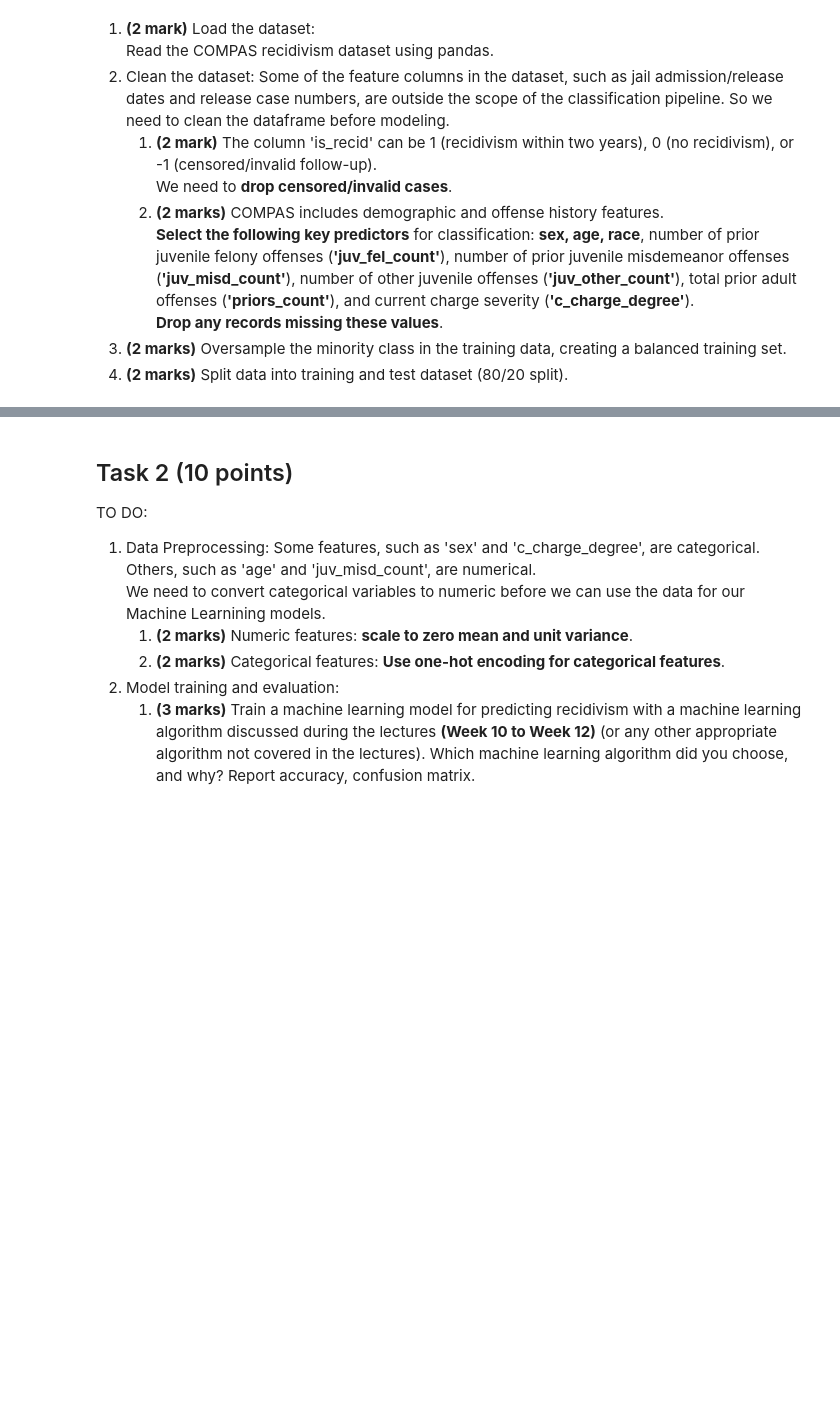
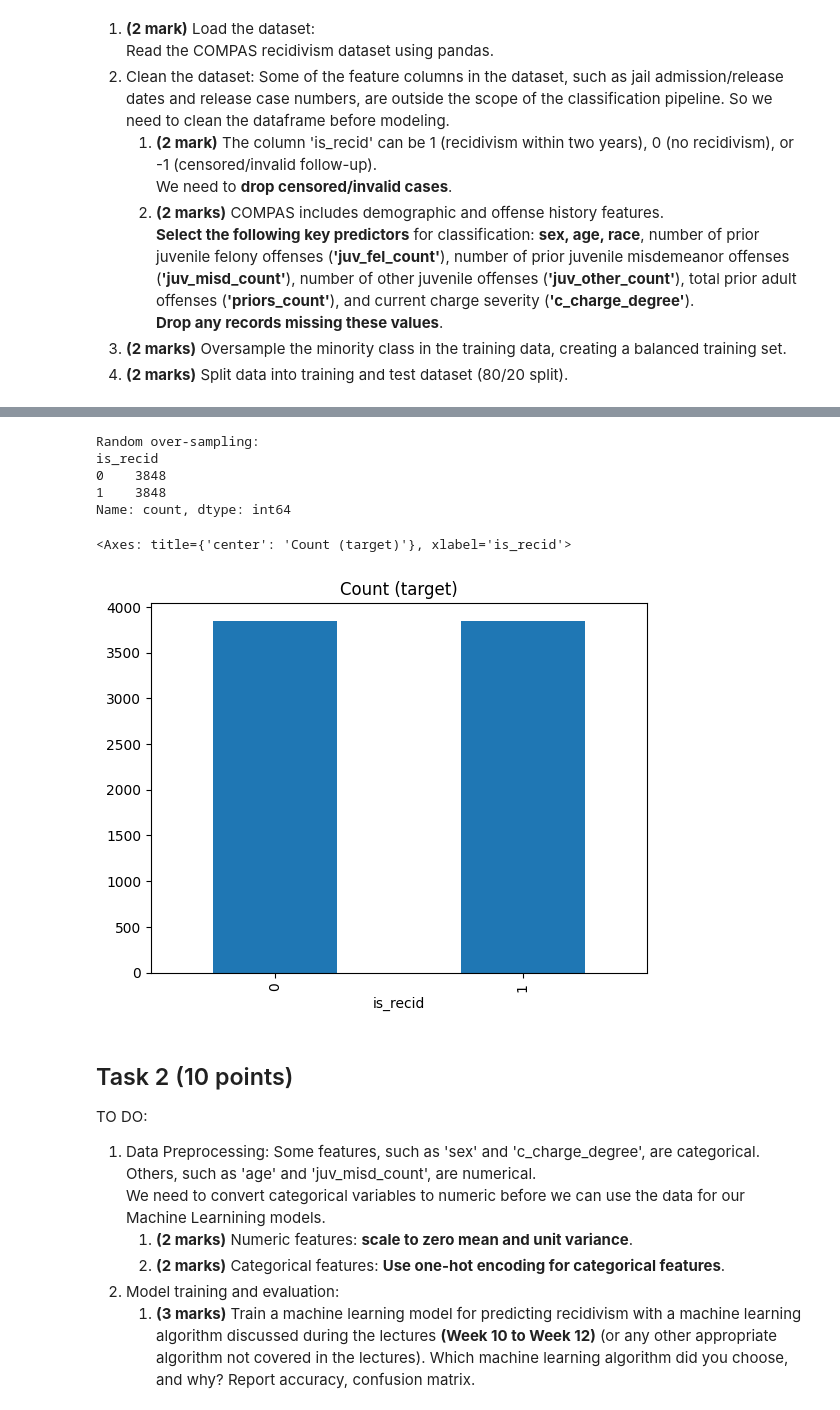
Before and after one commit to sunilbastola/comp6400, a Jupyter notebook: COMP6400-Assignment-2025-Tasks.ipynb, the cells around one changed output, grey strips where cells are left out. Saved outputs shown, nothing was run; the diff lists cells and outputs as text; code cells hidden in the pictures; blank space fills up the shorter version.

```diff
--- a/COMP6400-Assignment-2025-Tasks.ipynb
+++ b/COMP6400-Assignment-2025-Tasks.ipynb
@@ -84,13 +84,15 @@ TO DO:
 df = pd.read_csv("cox-violent-parsed_filt.csv")
 
 # Drop censored/invalid case in the dataframe ('is_recid' = -1).
-df = None
+df = df[df['is_recid'] != -1]
 
 # Select the key predictors
-features = []
+features = ['sex', 'age', 'race', 'juv_fel_count', 'juv_misd_count', 'juv_other_count',
+    'priors_count', 'c_charge_degree', 'is_recid']
+df = df[features]
 
 # Drop any records missing these values.
-df = None
+df = df.dropna()
 # %%
 ##############################################
 # No TODO in this section — you do not need to modify this code.
@@ -118,36 +143,44 @@ df["is_recid"].value_counts().plot.pie()
 # %%
 ##############################################
 # TODO: Complete this part
 ##############################################
 # From the visualization above, we can see there are more no-recidivism cases compared to cases of recidivism.
 # This imbalanced dataset is problematic for training a model.
 # To handle imbalanced dataset in this assginment, we can over-sample the minority class.
 # Name the oversampled df as "df_bal".
 
 # Step 1: Count how many instances of each class exist in the 'is_recid' column
 # count_0 = number of examples with is_recid == 0 (non-recidivists)
 # count_1 = number of examples with is_recid == 1 (recidivists)
-count_0, count_1 = None
+count_0, count_1 = len(df[df['is_recid'] == 0]), len(df[df['is_recid'] == 1])
 
 # Step 2: Create a new DataFrame containing only the non-recidivist samples (label 0)
-df_is_recid_0 = None
+df_is_recid_0 = df[df['is_recid'] == 0]
 
 # Step 3: Create another DataFrame containing only the recidivist samples (label 1)
-df_is_recid_1 = None
+df_is_recid_1 = df[df['is_recid'] == 1]
 
 # Step 4: Oversample the recidivist group (label 1) to match the size of the non-recidivist group (label 0)
-df_is_recid_1_over = None
+df_is_recid_1_over = df_is_recid_1.sample(count_0, replace=True, random_state=42)
 
 # Step 5: Concatenate the original non-recidivist group (label 0) and the oversampled recidivist group (label 1)
 # This creates a new balanced dataset where both classes have the same number of samples
-df_bal = None
+df_bal = pd.concat([df_is_recid_0, df_is_recid_1_over])
 
 ##############################################
 # Now let's visualize the balanced dataframe
 # No actions needed for the following three lines of code.
 print('Random over-sampling:')
 print(df_bal["is_recid"].value_counts())
 df_bal["is_recid"].value_counts().plot(kind='bar', title='Count (target)')
+# %% [output]
+Random over-sampling:
+is_recid
+0    3848
+1    3848
+Name: count, dtype: int64
+<Axes: title={'center': 'Count (target)'}, xlabel='is_recid'>
+[figure, added]
 # %%
 ##############################################
 # TODO: Complete this part
```
Also changed, not shown: parts of 9 cells of this notebook.
